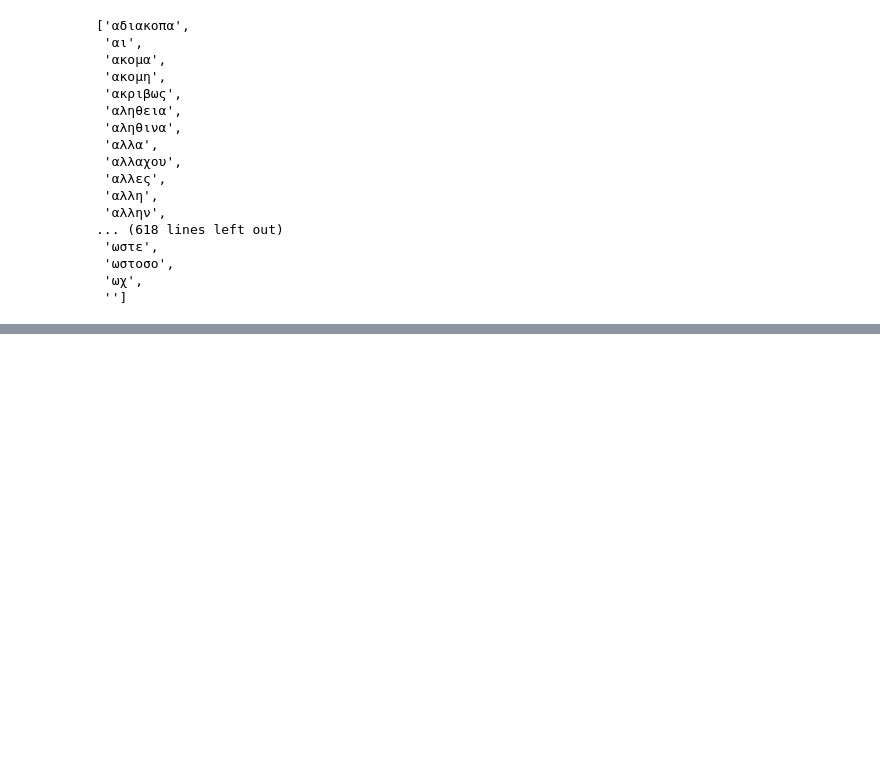
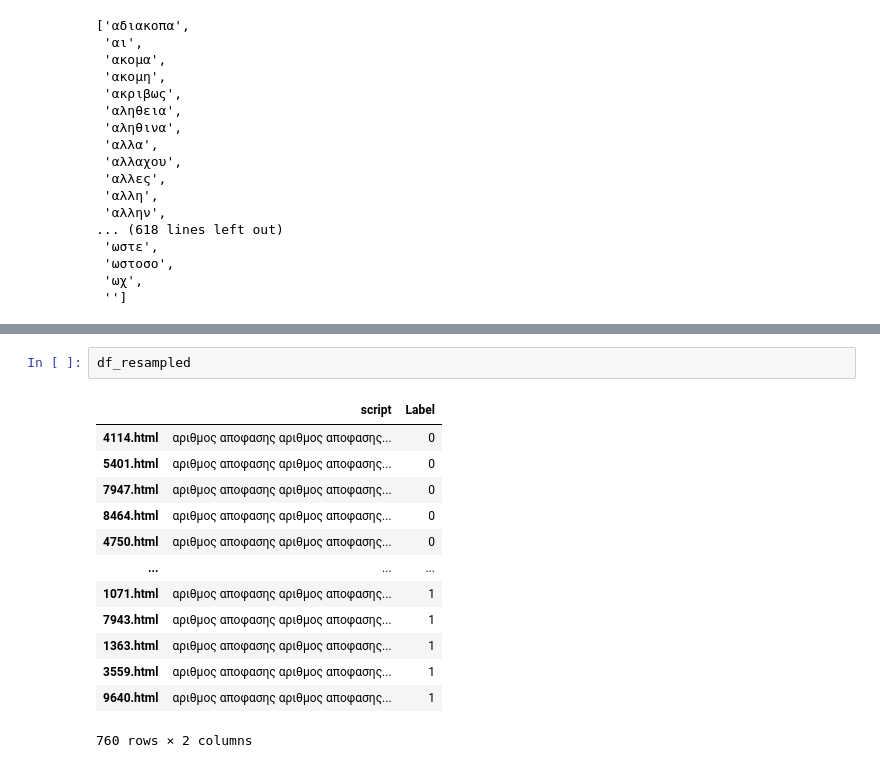
Before and after one commit to kebelouah/decisions_thesis, a Jupyter notebook: word2vec.ipynb, the cells around one changed output, grey strips where cells are left out. Drawn from its saved outputs; the diff is of its cells as text; blank space fills up the shorter version.

```diff
--- a/word2vec.ipynb
+++ b/word2vec.ipynb
@@ -217,0 +257,16 @@ X
+# %%
+df_resampled
+# %% [output]
+|  | script | Label |
+| 4114.html | αριθμος αποφασης αριθμος αποφασης... | 0 |
+| 5401.html | αριθμος αποφασης αριθμος αποφασης... | 0 |
+| 7947.html | αριθμος αποφασης αριθμος αποφασης... | 0 |
+| 8464.html | αριθμος αποφασης αριθμος αποφασης... | 0 |
+| 4750.html | αριθμος αποφασης αριθμος αποφασης... | 0 |
+| ... | ... | ... |
+| 1071.html | αριθμος αποφασης αριθμος αποφασης... | 1 |
+| 7943.html | αριθμος αποφασης αριθμος αποφασης... | 1 |
+| 1363.html | αριθμος αποφασης αριθμος αποφασης... | 1 |
+| 3559.html | αριθμος αποφασης αριθμος αποφασης... | 1 |
+| 9640.html | αριθμος αποφασης αριθμος αποφασης... | 1 |
+760 rows × 2 columns
```
Also changed, not shown: parts of 17 cells of this notebook.
